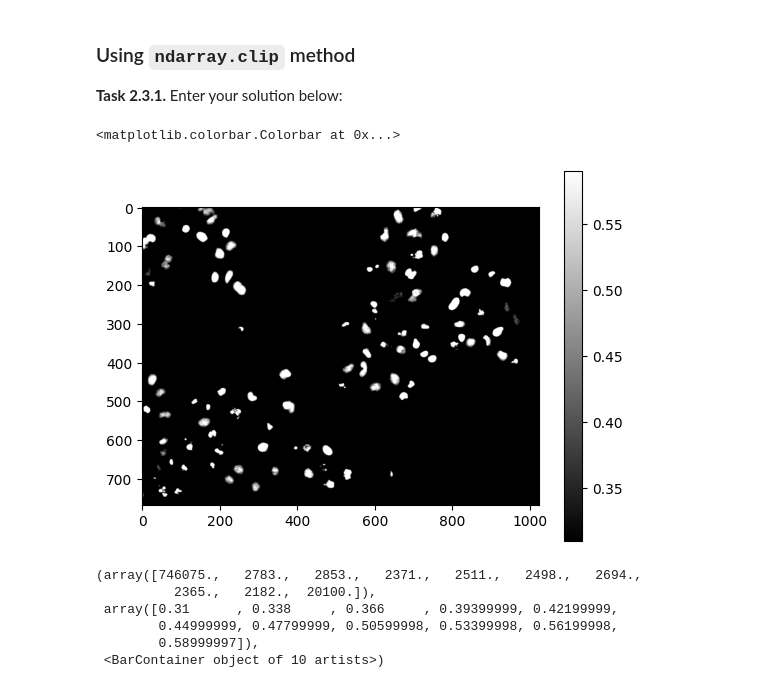
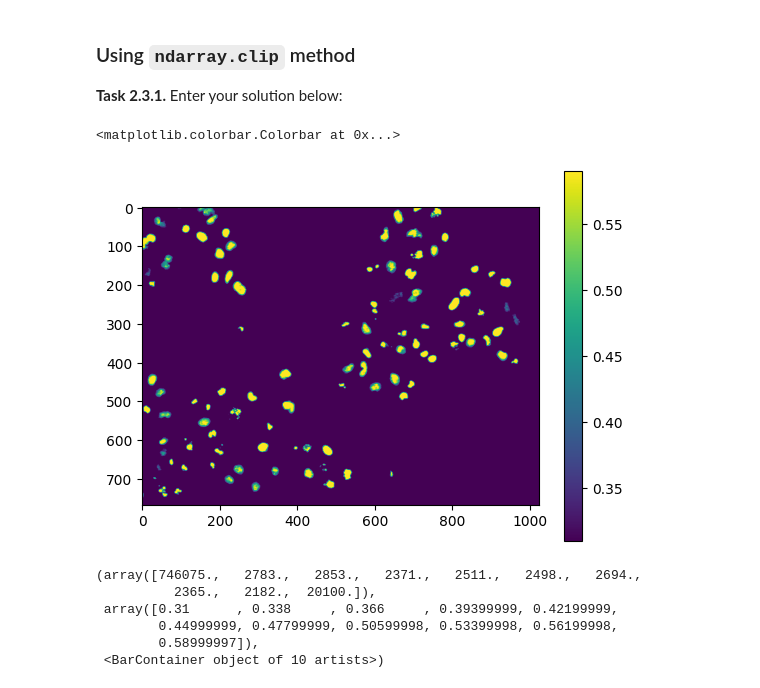
Before and after one commit to tkreusel/mobi-fs3-python, a Jupyter notebook: task2.ipynb, the cells around one changed output. Saved outputs shown, nothing was run; the diff lists cells and outputs as text; code cells hidden in the pictures.

```diff
--- a/task2.ipynb
+++ b/task2.ipynb
@@ -51,11 +51,11 @@ T2 = 0.59
 **<a id="#">Task 2.3.1.</a>** Enter your solution below:
 # %%
 imgc=numpy.clip(img,T1,T2)
-plt.imshow(imgc,"gray")
+plt.imshow(imgc)
 plt.colorbar()
 # %% [output]
 <matplotlib.colorbar.Colorbar at 0x...>
-[figure, old version]
+[figure, new version]
 # %%
 plt.hist(imgc.flatten())
 # %% [output]
```
Also changed, not shown: parts of 3 cells of this notebook, 2 other files.
